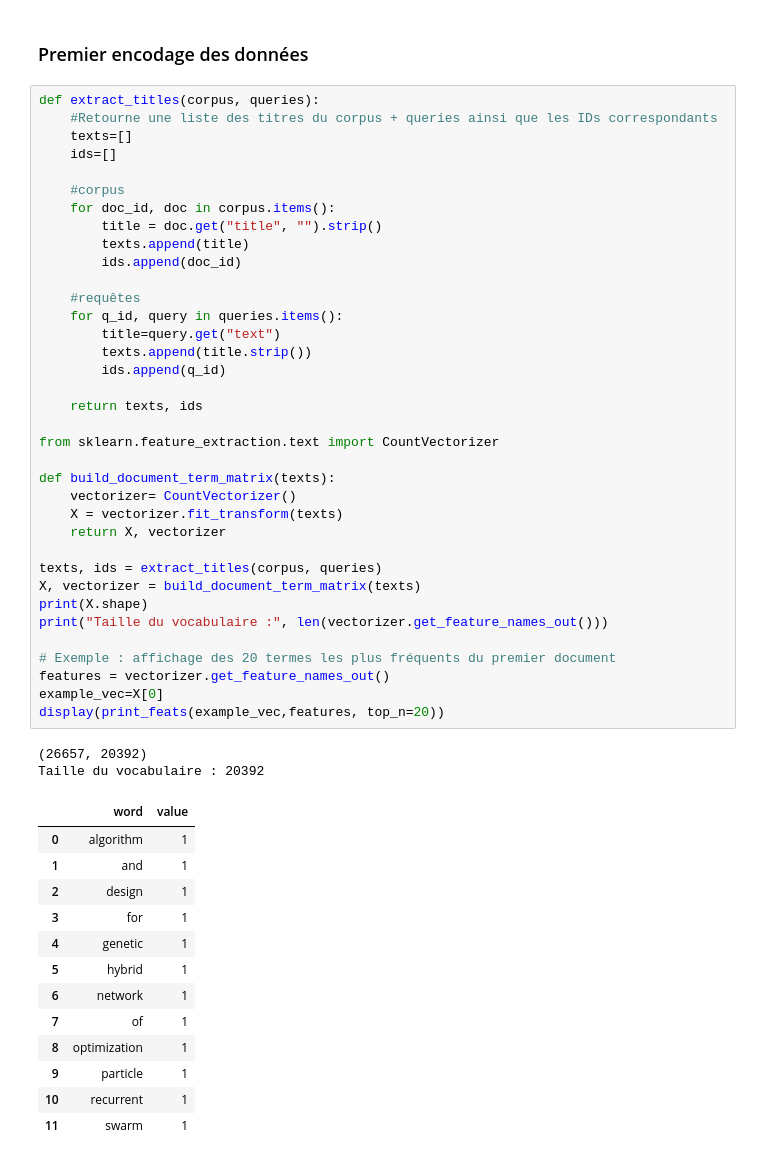
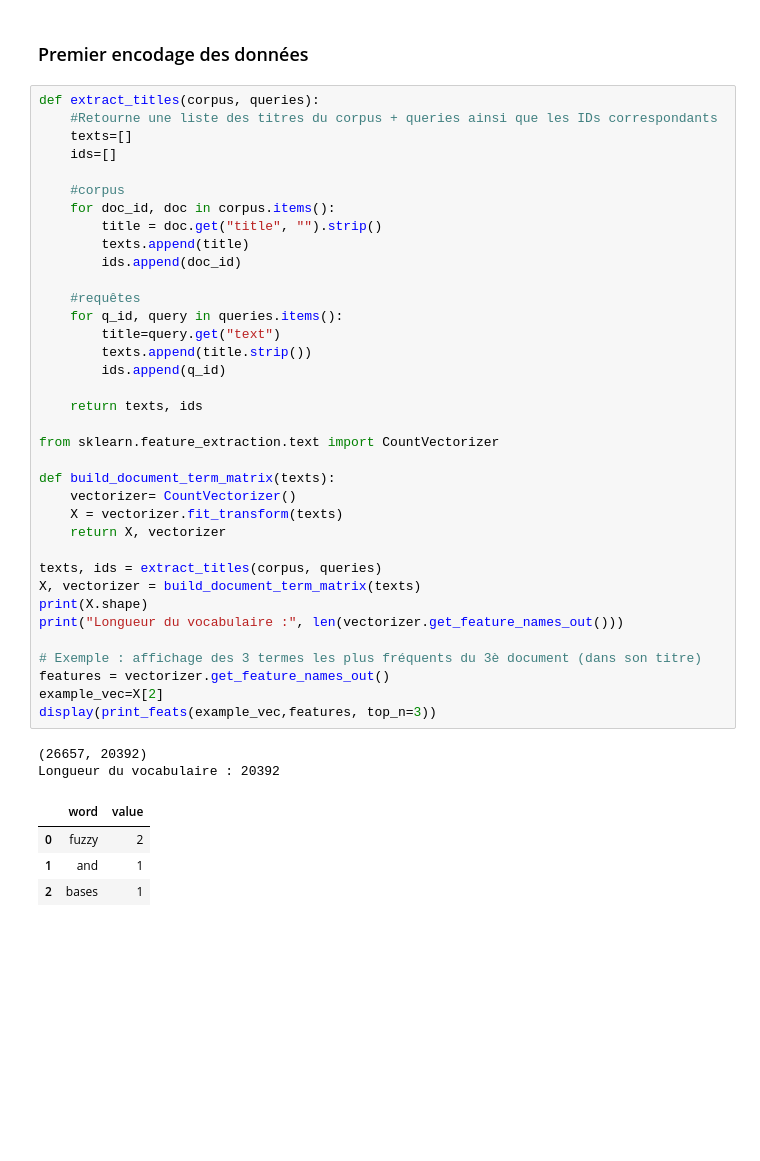
Before and after one commit to tpapon/BE2_DS, a Jupyter notebook: notebook_thomas.ipynb, the cells around one changed output. Saved outputs shown, nothing was run; the diff lists cells and outputs as text; blank space fills up the shorter version.

```diff
--- a/notebook_thomas.ipynb
+++ b/notebook_thomas.ipynb
@@ -216,47 +216,38 @@ def extract_titles(corpus, queries):
 
     #corpus
     for doc_id, doc in corpus.items():
         title = doc.get("title", "").strip()
         texts.append(title)
         ids.append(doc_id)
 
     #requêtes
     for q_id, query in queries.items():
         title=query.get("text")
         texts.append(title.strip())
         ids.append(q_id)
 
     return texts, ids
 
 from sklearn.feature_extraction.text import CountVectorizer
 
 def build_document_term_matrix(texts):
     vectorizer= CountVectorizer()
     X = vectorizer.fit_transform(texts)
     return X, vectorizer
 
 texts, ids = extract_titles(corpus, queries)
 X, vectorizer = build_document_term_matrix(texts)
 print(X.shape)
-print("Taille du vocabulaire :", len(vectorizer.get_feature_names_out()))
+print("Longueur du vocabulaire :", len(vectorizer.get_feature_names_out()))
 
-# Exemple : affichage des 20 termes les plus fréquents du premier document
+# Exemple : affichage des 3 termes les plus fréquents du 3è document (dans son titre)
 features = vectorizer.get_feature_names_out()
-example_vec=X[0]
-display(print_feats(example_vec,features, top_n=20))
+example_vec=X[2]
+display(print_feats(example_vec,features, top_n=3))
 # %% [output]
 (26657, 20392)
-Taille du vocabulaire : 20392
+Longueur du vocabulaire : 20392
 |  | word | value |
-| 0 | algorithm | 1 |
+| 0 | fuzzy | 2 |
 | 1 | and | 1 |
-| 2 | design | 1 |
-| 3 | for | 1 |
-| 4 | genetic | 1 |
-| 5 | hybrid | 1 |
-| 6 | network | 1 |
-| 7 | of | 1 |
-| 8 | optimization | 1 |
-| 9 | particle | 1 |
-| 10 | recurrent | 1 |
-| 11 | swarm | 1 |
+| 2 | bases | 1 |
```
Also changed, not shown: parts of 4 cells of this notebook.
